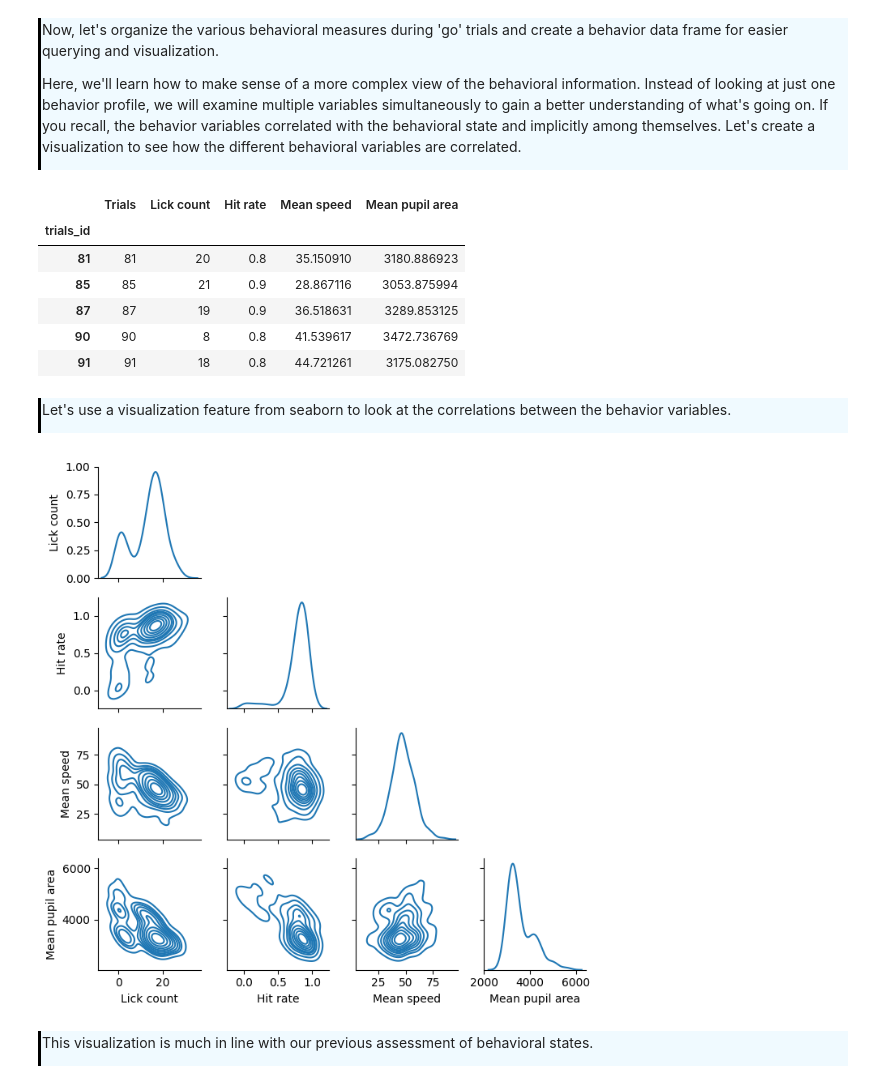
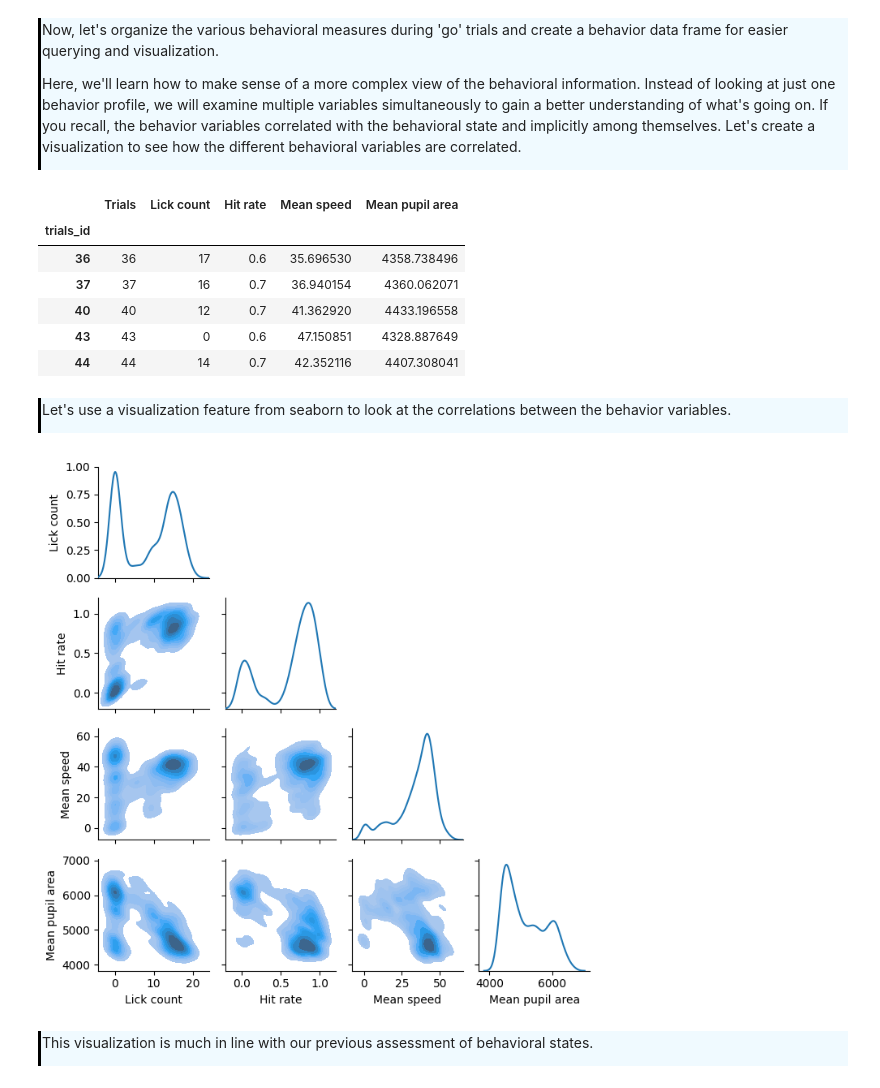
Before and after one commit to ecresp1el/swb_2023_ec_problemsworkshop, a Jupyter notebook: code_behavioralstates/Workshop_2.ipynb, the cells around one changed output. Cells and saved outputs as stored; diff of their text form; code cells hidden in the pictures.

```diff
--- a/code_behavioralstates/Workshop_2.ipynb
+++ b/code_behavioralstates/Workshop_2.ipynb
@@ -48,6 +48,7 @@ else:
     data_root = "/media/$USERNAME/Brain2023/"
 # %%
 from allensdk.brain_observatory.behavior.behavior_project_cache import VisualBehaviorNeuropixelsProjectCache
+data_root = "/Volumes/Brain2023/"
 
 cache_dir  = data_root
 
@@ -60,9 +61,9 @@ cache = VisualBehaviorNeuropixelsProjectCache.from_local_cache(cache_dir=cache_d
 <p> To begin, let's start by reacquainting ourselves with the Visual Behavior dataset from workshop 1.
 </div>
 # %%
-example_sessions = [1139846596, 1152811536, 1069461581 ]
+example_sessions = [1139846596, 1152811536, 1069461581 ] #three different mice
 
-session_id = example_sessions[2]
+session_id = example_sessions[1]
 session = cache.get_ecephys_session(session_id)
 
 # get trial metadata table
@@ -112,11 +113,11 @@ behavior_data.iloc[10:20].head()
 # %% [output]
 |  | Trials | Lick count | Hit rate | Mean speed | Mean pupil area |
 | trials_id |  |  |  |  |  |
-| 81 | 81 | 20 | 0.8 | 35.150910 | 3180.886923 |
-| 85 | 85 | 21 | 0.9 | 28.867116 | 3053.875994 |
-| 87 | 87 | 19 | 0.9 | 36.518631 | 3289.853125 |
-| 90 | 90 | 8 | 0.8 | 41.539617 | 3472.736769 |
-| 91 | 91 | 18 | 0.8 | 44.721261 | 3175.082750 |
+| 36 | 36 | 17 | 0.6 | 35.696530 | 4358.738496 |
+| 37 | 37 | 16 | 0.7 | 36.940154 | 4360.062071 |
+| 40 | 40 | 12 | 0.7 | 41.362920 | 4433.196558 |
+| 43 | 43 | 0 | 0.6 | 47.150851 | 4328.887649 |
+| 44 | 44 | 14 | 0.7 | 42.352116 | 4407.308041 |
 # %% [markdown]
 <div style="border-left: 3px solid #000; padding: 1px; padding-left: 10px; background: #F0FAFF; ">
 
@@ -126,29 +127,31 @@ behavior_data.iloc[10:20].head()
 # %%
 def hide_current_axis(*args, **kwds):
     # function to hide upper triangle of the pairwise plots
     plt.gca().set_visible(False)
 
 # Set layout for pairwise plot - 4 X 4 plot grid
 g = sns.PairGrid(behavior_data, hue = 'Trials', vars=['Lick count', 'Hit rate', 'Mean speed', 'Mean pupil area'], diag_sharey=False)
 
 # Plot 2D density plot in the lower triangle
 width = 'scott'
 # *** Play around with the width of the density kernel.
 #     You can use float values between 0.1 to 1.  ****
 
-g.map_lower(sns.kdeplot, hue=None, bw_method = width)
+width = 0.2 #changing the width of the density kernel
+
+g.map_lower(sns.kdeplot, hue=None, bw_method = width, fill=True)
 
 # Hide the upper triangle
 g.map_upper(hide_current_axis)
 
 # Plot 1D density plot
 g.map_diag(sns.kdeplot, hue=None, legend=False, bw_method = width)
 
 # Formatting
 g.fig.set_size_inches(7,7)
 g.fig.tight_layout()
 # %% [output]
-[figure, old version]
+[figure, new version]
 # %% [markdown]
 <div style="border-left: 3px solid #000; padding: 1px; padding-left: 10px; background: #F0FAFF; ">
 
```
Also changed, not shown: parts of 9 cells of this notebook.
